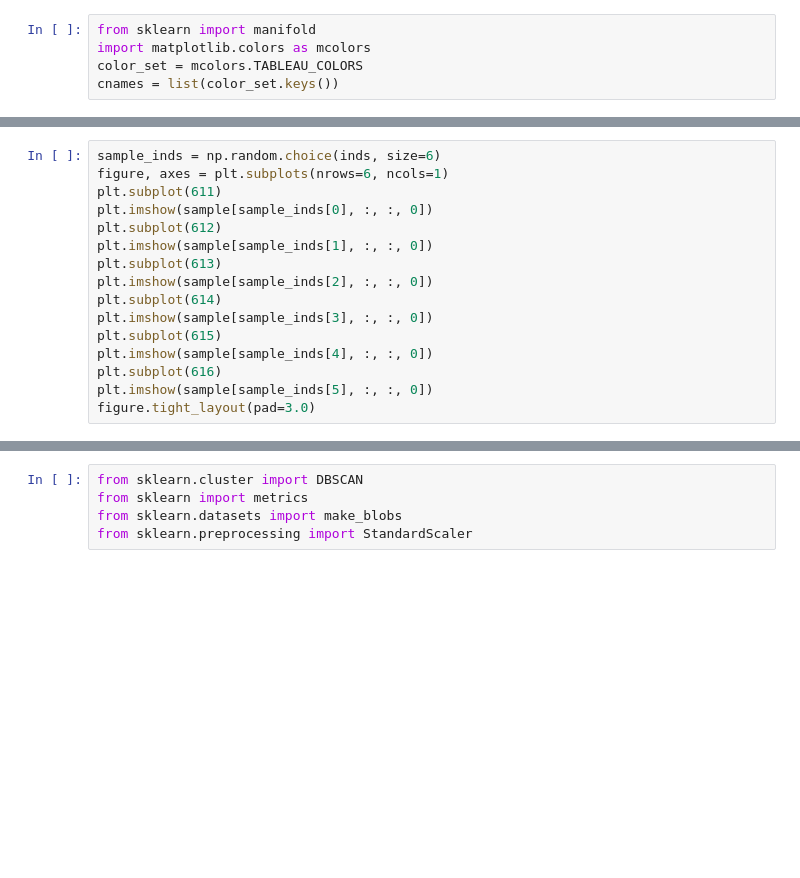
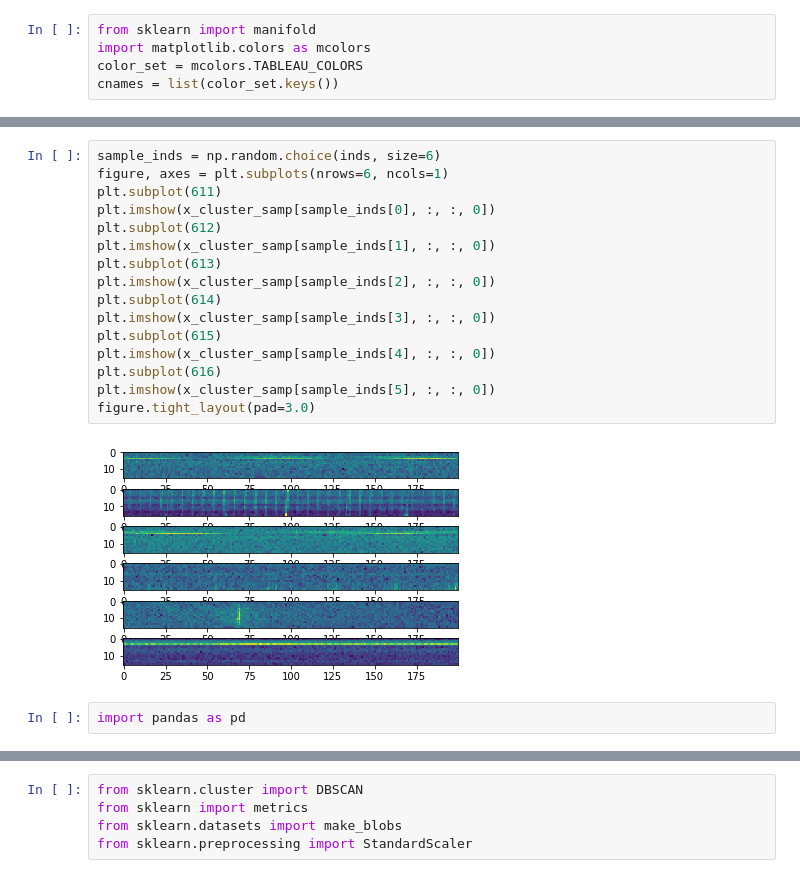
Before and after one commit to FX196/SETI-Energy-Detection, a Jupyter notebook: Autoencoder-GPU.ipynb, the cells around one changed output, grey strips where cells are left out. Saved outputs shown, nothing was run; the diff lists cells and outputs as text; blank space fills up the shorter version.

```diff
--- a/Autoencoder-GPU.ipynb
+++ b/Autoencoder-GPU.ipynb
@@ -235,16 +610,20 @@ inds = np.nonzero((embedded_x > 30) * (embedded_y < 0))[0]
 # %%
 sample_inds = np.random.choice(inds, size=6)
 figure, axes = plt.subplots(nrows=6, ncols=1)
 plt.subplot(611)
-plt.imshow(sample[sample_inds[0], :, :, 0])
+plt.imshow(x_cluster_samp[sample_inds[0], :, :, 0])
 plt.subplot(612)
-plt.imshow(sample[sample_inds[1], :, :, 0])
+plt.imshow(x_cluster_samp[sample_inds[1], :, :, 0])
 plt.subplot(613)
-plt.imshow(sample[sample_inds[2], :, :, 0])
+plt.imshow(x_cluster_samp[sample_inds[2], :, :, 0])
 plt.subplot(614)
-plt.imshow(sample[sample_inds[3], :, :, 0])
+plt.imshow(x_cluster_samp[sample_inds[3], :, :, 0])
 plt.subplot(615)
-plt.imshow(sample[sample_inds[4], :, :, 0])
+plt.imshow(x_cluster_samp[sample_inds[4], :, :, 0])
 plt.subplot(616)
-plt.imshow(sample[sample_inds[5], :, :, 0])
+plt.imshow(x_cluster_samp[sample_inds[5], :, :, 0])
 figure.tight_layout(pad=3.0)
+# %% [output]
+[figure, added]
+# %%
+import pandas as pd
```
Also changed, not shown: parts of 66 cells of this notebook, 1 other file.
